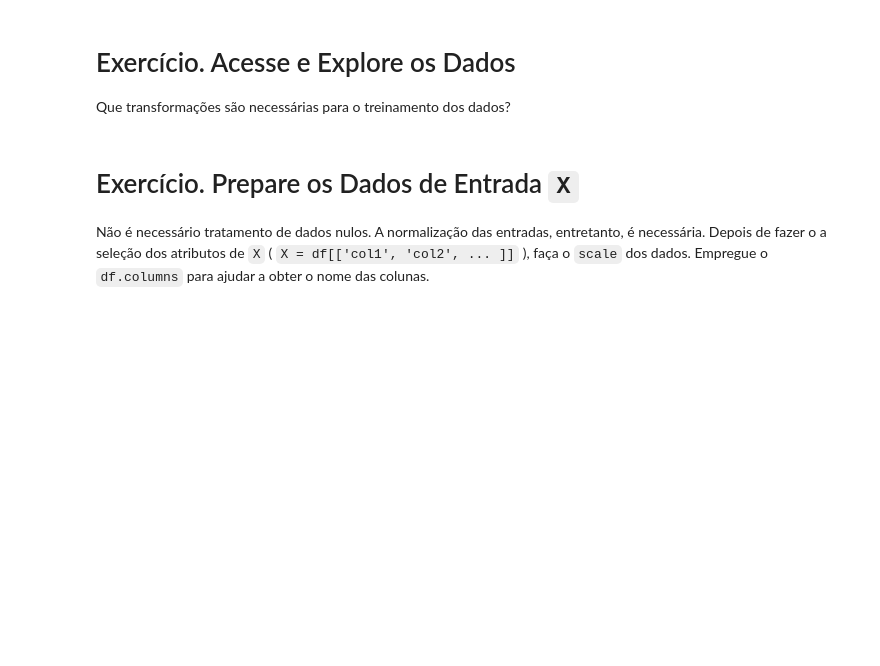
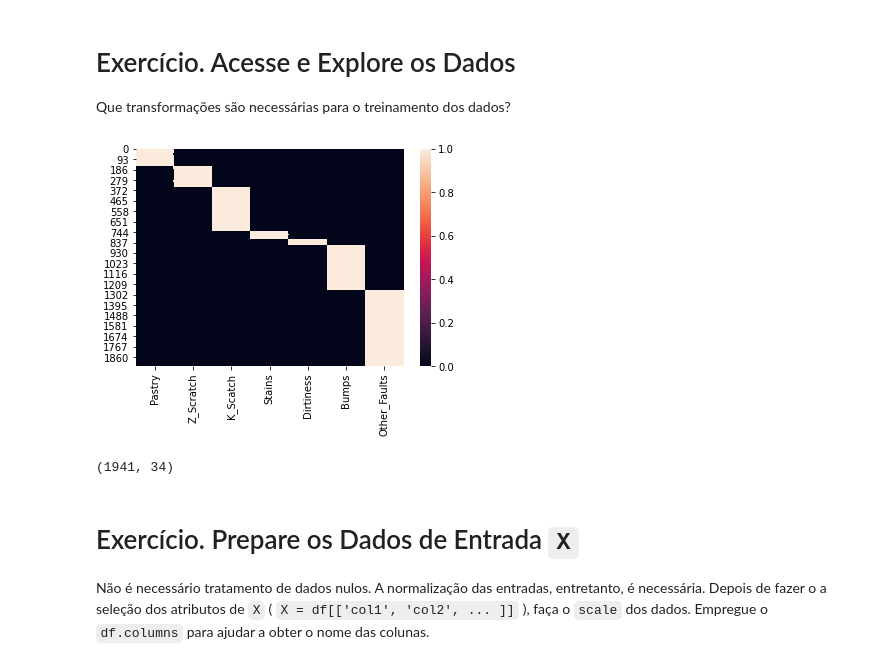
Before and after one commit to userlinklearner/Pyhton-Projects, a Jupyter notebook: T13_DeepLearning_Lab.ipynb, the cells around one changed output. Drawn from its saved outputs; the diff is of its cells as text; code cells hidden in the pictures; blank space fills up the shorter version.

```diff
--- a/T13_DeepLearning_Lab.ipynb
+++ b/T13_DeepLearning_Lab.ipynb
@@ -66,0 +71,10 @@ Que transformações são necessárias para o treinamento dos dados?
+# %%
+
+import seaborn as sns
+
+sns.heatmap( df[['Pastry', 'Z_Scratch', 'K_Scatch', 'Stains',
+       'Dirtiness', 'Bumps', 'Other_Faults']])
+
+plt.show()
+# %% [output]
+[figure, added]
@@ -67,3 +85,7 @@ Que transformações são necessárias para o treinamento dos dados?
+# %%
+df.shape
+# %% [output]
+(1941, 34)
 # %% [markdown]
 # Exercício. Prepare os Dados de Entrada `X`
 
```
Also changed, not shown: parts of 24 cells of this notebook.
